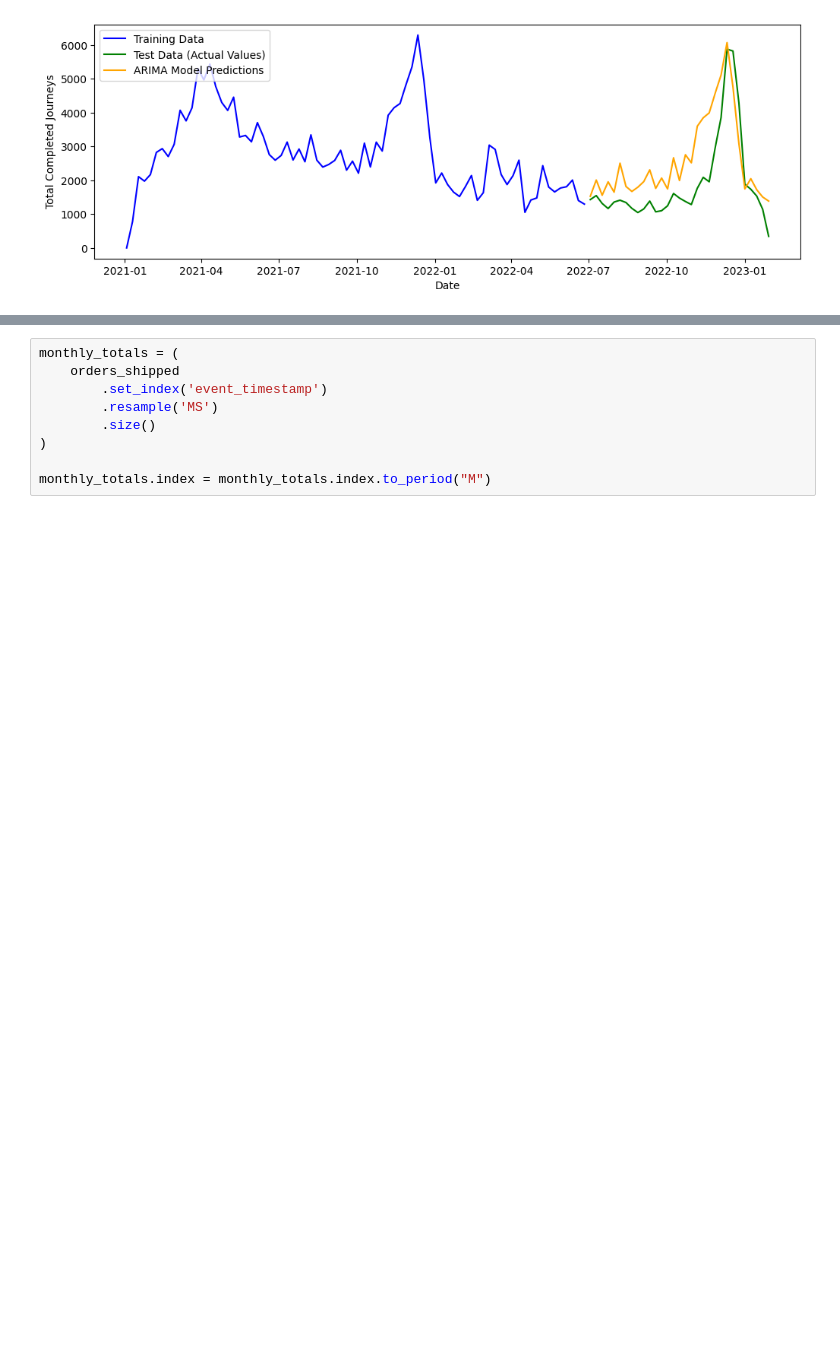
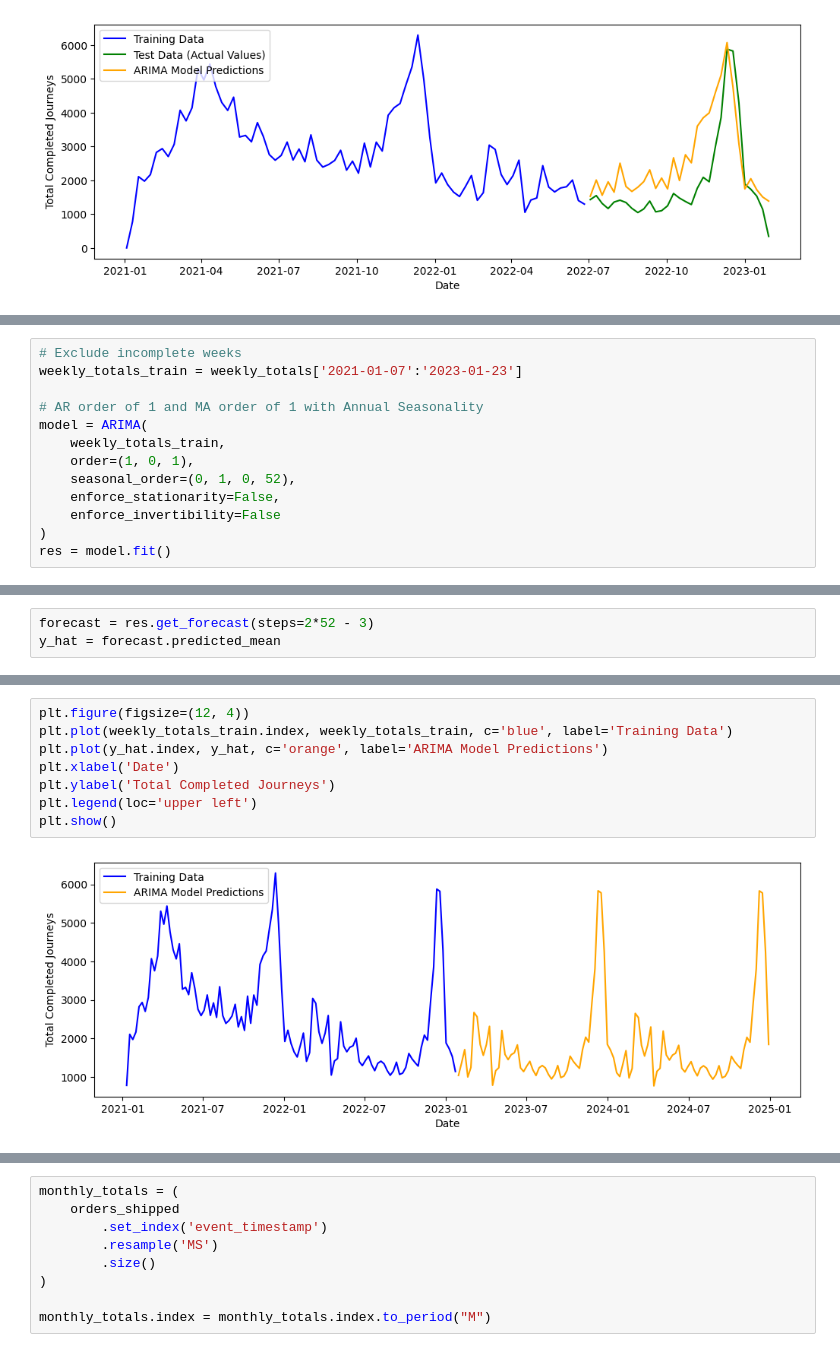
Before and after one commit to yubenjamin2022/UCLAStatsM148, a Jupyter notebook: arma_model.ipynb, the cells around one changed output, grey strips where cells are left out. Saved outputs shown, nothing was run; the diff lists cells and outputs as text; blank space fills up the shorter version.

Commit message:
Add weekly and daily predictions

```diff
--- a/arma_model.ipynb
+++ b/arma_model.ipynb
@@ -660,0 +539,13 @@ Let's first subset the data to a realistic date range, excluding the first few m
+# %%
+# Exclude incomplete weeks
+weekly_totals_train = weekly_totals['2021-01-07':'2023-01-23']
+
+# AR order of 1 and MA order of 1 with Annual Seasonality
+model = ARIMA(
+    weekly_totals_train,
+    order=(1, 0, 1),
+    seasonal_order=(0, 1, 0, 52),
+    enforce_stationarity=False,
+    enforce_invertibility=False
+)
+res = model.fit()
@@ -660,0 +573,3 @@ Let's first subset the data to a realistic date range, excluding the first few m
+# %%
+forecast = res.get_forecast(steps=2*52 - 3)
+y_hat = forecast.predicted_mean
@@ -660,0 +585,10 @@ Let's first subset the data to a realistic date range, excluding the first few m
+# %%
+plt.figure(figsize=(12, 4))
+plt.plot(weekly_totals_train.index, weekly_totals_train, c='blue', label='Training Data')
+plt.plot(y_hat.index, y_hat, c='orange', label='ARIMA Model Predictions')
+plt.xlabel('Date')
+plt.ylabel('Total Completed Journeys')
+plt.legend(loc='upper left')
+plt.show()
+# %% [output]
+[figure, added]
```
Also changed, not shown: parts of 63 cells of this notebook.
